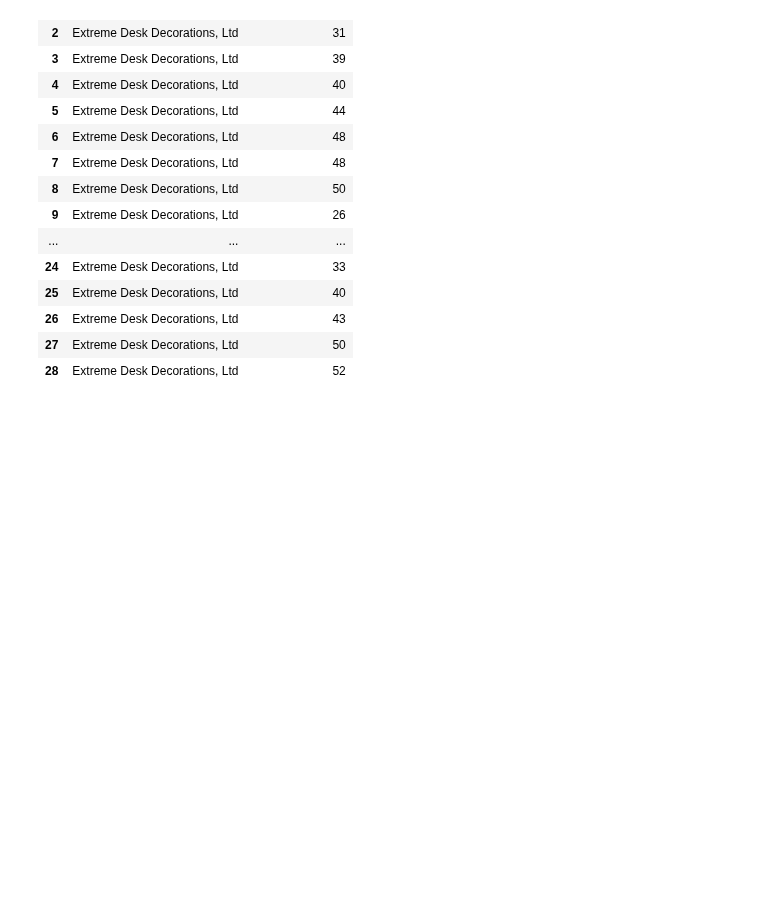
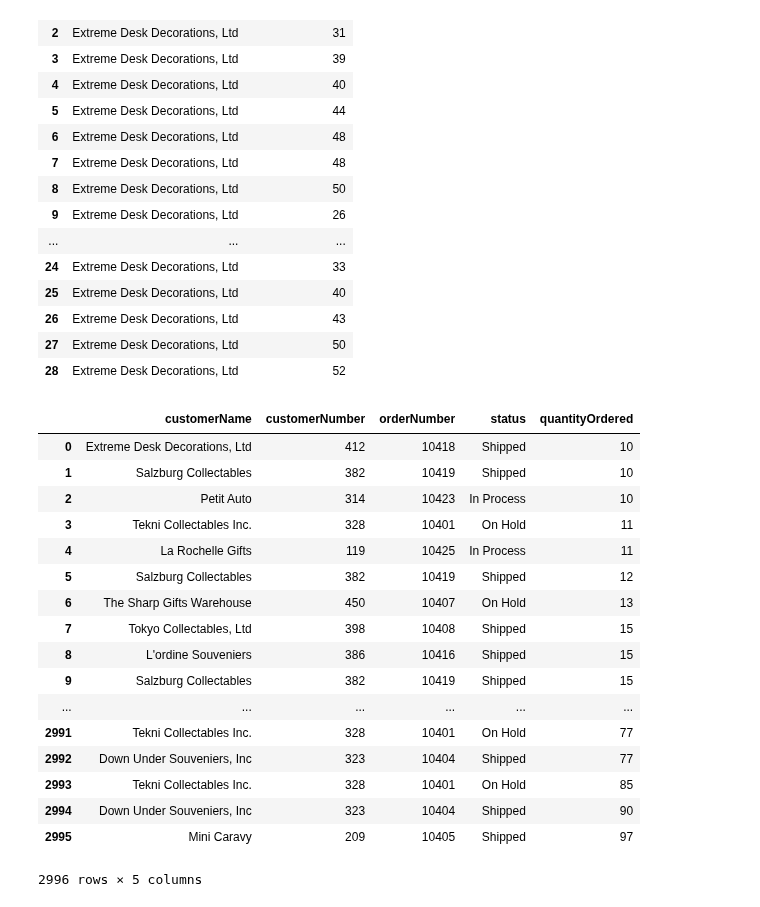
Before and after one commit to ColinFangshu/dsc-more-practice-with-sql-queries-lab-seattle-ds-career-051319, a Jupyter notebook: index.ipynb, the cells around one changed output. Drawn from its saved outputs; the diff is of its cells as text; code cells hidden in the pictures; blank space fills up the shorter version.

```diff
--- a/index.ipynb
+++ b/index.ipynb
@@ -229,17 +229,37 @@ df
 | 27 | Extreme Desk Decorations, Ltd | 50 |
 | 28 | Extreme Desk Decorations, Ltd | 52 |
 # %%
-c.execute("""select customerName, quantityOrdered
+c.execute("""select customerName, customerNumber, orderNumber, status, quantityOrdered
                     from customers
                     join orders
                     using (customerNumber)
                     join orderDetails
                     using (orderNumber)
-                    where (customerNumber == '412')
+                    where quantityOrdered >= 10
+                    order by quantityOrdered asc
                     ;""")
 df = pd.DataFrame(c.fetchall())
 df.columns = [x[0] for x in c.description]
 df
+# %% [output]
+|  | customerName | customerNumber | orderNumber | status | quantityOrdered |
+| 0 | Extreme Desk Decorations, Ltd | 412 | 10418 | Shipped | 10 |
+| 1 | Salzburg Collectables | 382 | 10419 | Shipped | 10 |
+| 2 | Petit Auto | 314 | 10423 | In Process | 10 |
+| 3 | Tekni Collectables Inc. | 328 | 10401 | On Hold | 11 |
+| 4 | La Rochelle Gifts | 119 | 10425 | In Process | 11 |
+| 5 | Salzburg Collectables | 382 | 10419 | Shipped | 12 |
+| 6 | The Sharp Gifts Warehouse | 450 | 10407 | On Hold | 13 |
+| 7 | Tokyo Collectables, Ltd | 398 | 10408 | Shipped | 15 |
+| 8 | L'ordine Souveniers | 386 | 10416 | Shipped | 15 |
+| 9 | Salzburg Collectables | 382 | 10419 | Shipped | 15 |
+| ... | ... | ... | ... | ... | ... |
+| 2991 | Tekni Collectables Inc. | 328 | 10401 | On Hold | 77 |
+| 2992 | Down Under Souveniers, Inc | 323 | 10404 | Shipped | 77 |
+| 2993 | Tekni Collectables Inc. | 328 | 10401 | On Hold | 85 |
+| 2994 | Down Under Souveniers, Inc | 323 | 10404 | Shipped | 90 |
+| 2995 | Mini Caravy | 209 | 10405 | Shipped | 97 |
+2996 rows × 5 columns
 # %% [markdown]
 #### Expected Output
 
```
